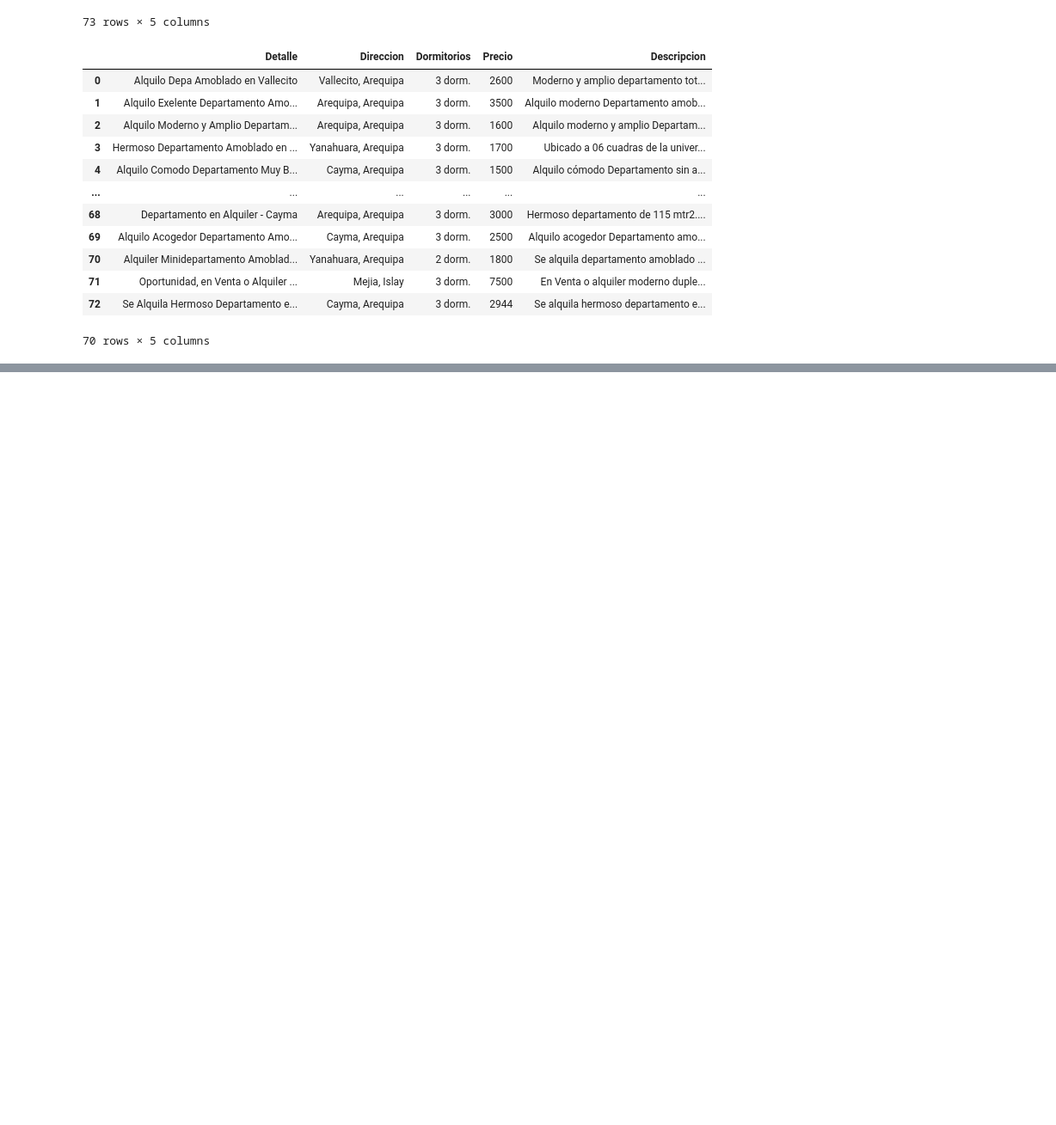
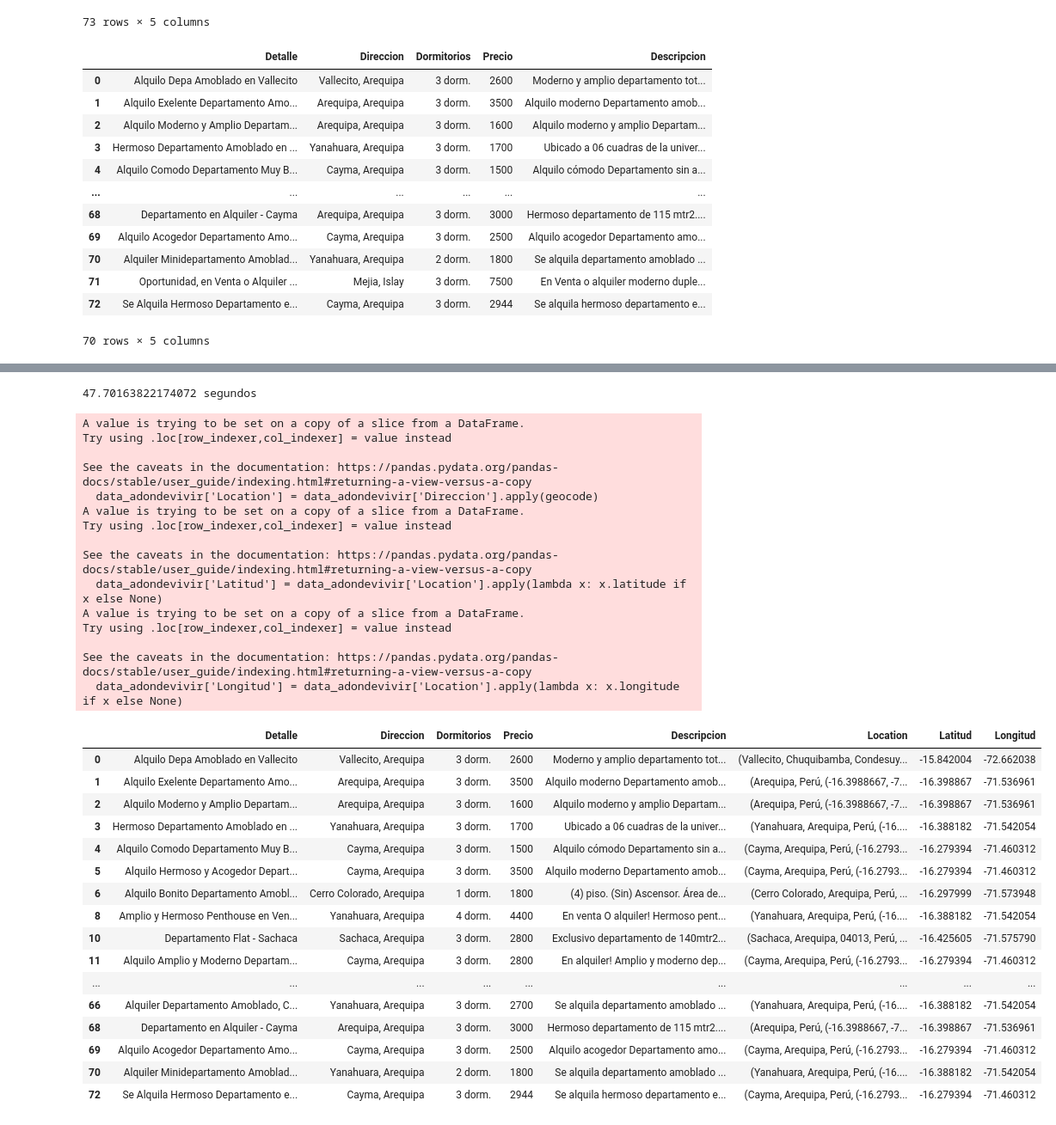
Before and after one commit to GCG251/Proyecto-Alojamientos-AQP, a Jupyter notebook: Proyecto_alojamientos.ipynb, the cells around one changed output, grey strips where cells are left out. Shown: that part at 86% size. Drawn from its saved outputs; the diff is of its cells as text; code cells hidden in the pictures; blank space fills up the shorter version.

```diff
--- a/Proyecto_alojamientos.ipynb
+++ b/Proyecto_alojamientos.ipynb
@@ -627,0 +737,60 @@ data_apartamentos
+# %%
+#Procederemos ahora a extraer las coordenadas de de cada direccion
+# Utilizamos geolocator con un user agent cualquiera
+geolocator = Nominatim(user_agent='Arequipa-Peru')
+
+# Utilizamos geocode para extraer la location basada en el distrito
+start = time.time()
+
+# Geocode
+geocode = RateLimiter(geolocator.geocode, min_delay_seconds=1)
+
+# Establecemos la nueva columna de location
+data_adondevivir['Location'] = data_adondevivir['Direccion'].apply(geocode)
+
+# Una vez encontrada la location, extraemos las coordenadas en columnas separadas
+data_adondevivir['Latitud'] = data_adondevivir['Location'].apply(lambda x: x.latitude if x else None)
+data_adondevivir['Longitud'] = data_adondevivir['Location'].apply(lambda x: x.longitude if x else None)
+
+# Finalizamos la función de tiempo
+end = time.time()
+elapsed = end - start
+
+# Visualizamos el dataframe
+print(str(elapsed) + " segundos")
+#Visualizamos el dataframe
+data_adondevivir
+# %% [output]
+47.70163822174072 segundos
+A value is trying to be set on a copy of a slice from a DataFrame.
+Try using .loc[row_indexer,col_indexer] = value instead
+
+See the caveats in the documentation: https://pandas.pydata.org/pandas-docs/stable/user_guide/indexing.html#returning-a-view-versus-a-copy
+  data_adondevivir['Location'] = data_adondevivir['Direccion'].apply(geocode)
+A value is trying to be set on a copy of a slice from a DataFrame.
+Try using .loc[row_indexer,col_indexer] = value instead
+
+See the caveats in the documentation: https://pandas.pydata.org/pandas-docs/stable/user_guide/indexing.html#returning-a-view-versus-a-copy
+  data_adondevivir['Latitud'] = data_adondevivir['Location'].apply(lambda x: x.latitude if x else None)
+A value is trying to be set on a copy of a slice from a DataFrame.
+Try using .loc[row_indexer,col_indexer] = value instead
+
+See the caveats in the documentation: https://pandas.pydata.org/pandas-docs/stable/user_guide/indexing.html#returning-a-view-versus-a-copy
+  data_adondevivir['Longitud'] = data_adondevivir['Location'].apply(lambda x: x.longitude if x else None)
+|  | Detalle | Direccion | Dormitorios | Precio | Descripcion | Location | Latitud | Longitud |
+| 0 | Alquilo Depa Amoblado en Vallecito | Vallecito, Arequipa | 3 dorm. | 2600 | Moderno y amplio departamento tot... | (Vallecito, Chuquibamba, Condesuy... | -15.842004 | -72.662038 |
+| 1 | Alquilo Exelente Departamento Amo... | Arequipa, Arequipa | 3 dorm. | 3500 | Alquilo moderno Departamento amob... | (Arequipa, Perú, (-16.3988667, -7... | -16.398867 | -71.536961 |
+| 2 | Alquilo Moderno y Amplio Departam... | Arequipa, Arequipa | 3 dorm. | 1600 | Alquilo moderno y amplio Departam... | (Arequipa, Perú, (-16.3988667, -7... | -16.398867 | -71.536961 |
+| 3 | Hermoso Departamento Amoblado en ... | Yanahuara, Arequipa | 3 dorm. | 1700 | Ubicado a 06 cuadras de la univer... | (Yanahuara, Arequipa, Perú, (-16.... | -16.388182 | -71.542054 |
+| 4 | Alquilo Comodo Departamento Muy B... | Cayma, Arequipa | 3 dorm. | 1500 | Alquilo cómodo Departamento sin a... | (Cayma, Arequipa, Perú, (-16.2793... | -16.279394 | -71.460312 |
+| 5 | Alquilo Hermoso y Acogedor Depart... | Cayma, Arequipa | 3 dorm. | 3500 | Alquilo moderno Departamento amob... | (Cayma, Arequipa, Perú, (-16.2793... | -16.279394 | -71.460312 |
+| 6 | Alquilo Bonito Departamento Amobl... | Cerro Colorado, Arequipa | 1 dorm. | 1800 | (4) piso. (Sin) Ascensor. Área de... | (Cerro Colorado, Arequipa, Perú, ... | -16.297999 | -71.573948 |
+| 8 | Amplio y Hermoso Penthouse en Ven... | Yanahuara, Arequipa | 4 dorm. | 4400 | En venta O alquiler! Hermoso pent... | (Yanahuara, Arequipa, Perú, (-16.... | -16.388182 | -71.542054 |
+| 10 | Departamento Flat - Sachaca | Sachaca, Arequipa | 3 dorm. | 2800 | Exclusivo departamento de 140mtr2... | (Sachaca, Arequipa, 04013, Perú, ... | -16.425605 | -71.575790 |
+| 11 | Alquilo Amplio y Moderno Departam... | Cayma, Arequipa | 3 dorm. | 2800 | En alquiler! Amplio y moderno dep... | (Cayma, Arequipa, Perú, (-16.2793... | -16.279394 | -71.460312 |
+| ... | ... | ... | ... | ... | ... | ... | ... | ... |
+| 66 | Alquiler Departamento Amoblado, C... | Yanahuara, Arequipa | 3 dorm. | 2700 | Se alquila departamento amoblado ... | (Yanahuara, Arequipa, Perú, (-16.... | -16.388182 | -71.542054 |
+| 68 | Departamento en Alquiler - Cayma | Arequipa, Arequipa | 3 dorm. | 3000 | Hermoso departamento de 115 mtr2.... | (Arequipa, Perú, (-16.3988667, -7... | -16.398867 | -71.536961 |
+| 69 | Alquilo Acogedor Departamento Amo... | Cayma, Arequipa | 3 dorm. | 2500 | Alquilo acogedor Departamento amo... | (Cayma, Arequipa, Perú, (-16.2793... | -16.279394 | -71.460312 |
+| 70 | Alquiler Minidepartamento Amoblad... | Yanahuara, Arequipa | 2 dorm. | 1800 | Se alquila departamento amoblado ... | (Yanahuara, Arequipa, Perú, (-16.... | -16.388182 | -71.542054 |
+| 72 | Se Alquila Hermoso Departamento e... | Cayma, Arequipa | 3 dorm. | 2944 | Se alquila hermoso departamento e... | (Cayma, Arequipa, Perú, (-16.2793... | -16.279394 | -71.460312 |
```
Also changed, not shown: parts of 29 cells of this notebook.
